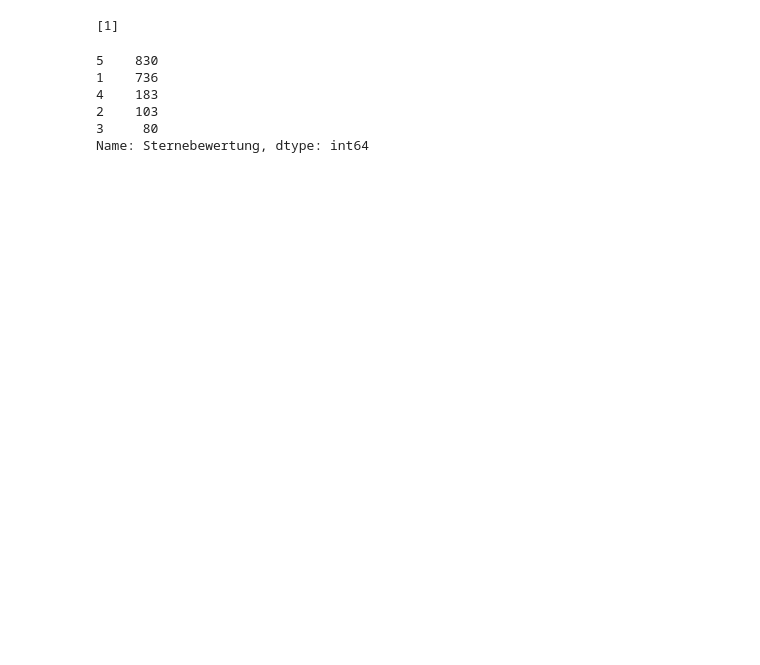
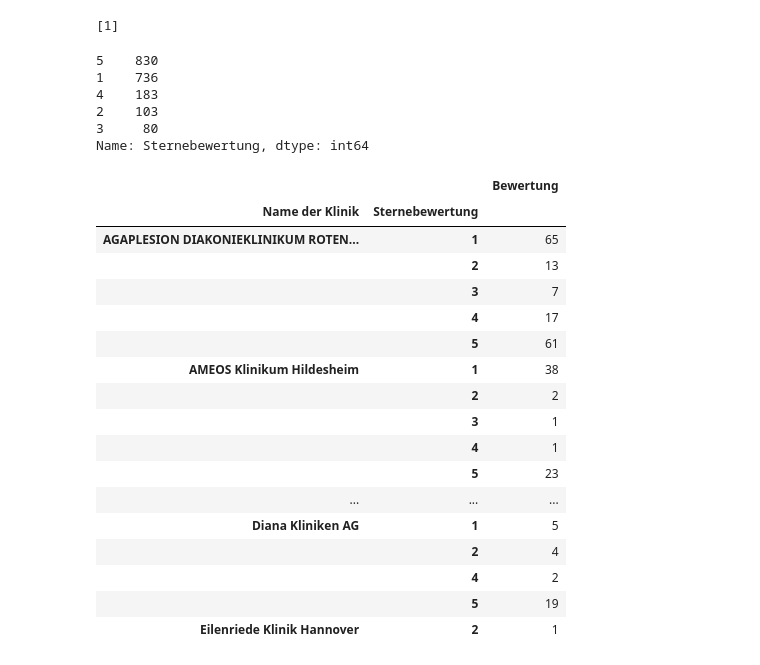
Before and after one commit to githsem/Abschlussprojekt_DataScience-WebTechnology, a Jupyter notebook: GoogleMaps_ Sentimentsanalyse/ML_Modell.ipynb, the cells around one changed output. Drawn from its saved outputs; the diff is of its cells as text; code cells hidden in the pictures; blank space fills up the shorter version.

```diff
--- a/GoogleMaps_ Sentimentsanalyse/ML_Modell.ipynb
+++ b/GoogleMaps_ Sentimentsanalyse/ML_Modell.ipynb
@@ -99,3 +99,24 @@ df['Sternebewertung'].value_counts()
 2    103
 3     80
 Name: Sternebewertung, dtype: int64
+# %%
+df.groupby(by=["Name der Klinik","Sternebewertung"]).count().head(25)
+# %% [output]
+|  |  | Bewertung |
+| Name der Klinik | Sternebewertung |  |
+| AGAPLESION DIAKONIEKLINIKUM ROTEN... | 1 | 65 |
+|  | 2 | 13 |
+|  | 3 | 7 |
+|  | 4 | 17 |
+|  | 5 | 61 |
+| AMEOS Klinikum Hildesheim | 1 | 38 |
+|  | 2 | 2 |
+|  | 3 | 1 |
+|  | 4 | 1 |
+|  | 5 | 23 |
+| ... | ... | ... |
+| Diana Kliniken AG | 1 | 5 |
+|  | 2 | 4 |
+|  | 4 | 2 |
+|  | 5 | 19 |
+| Eilenriede Klinik Hannover | 2 | 1 |
```
Also changed, not shown: parts of 7 cells of this notebook.
